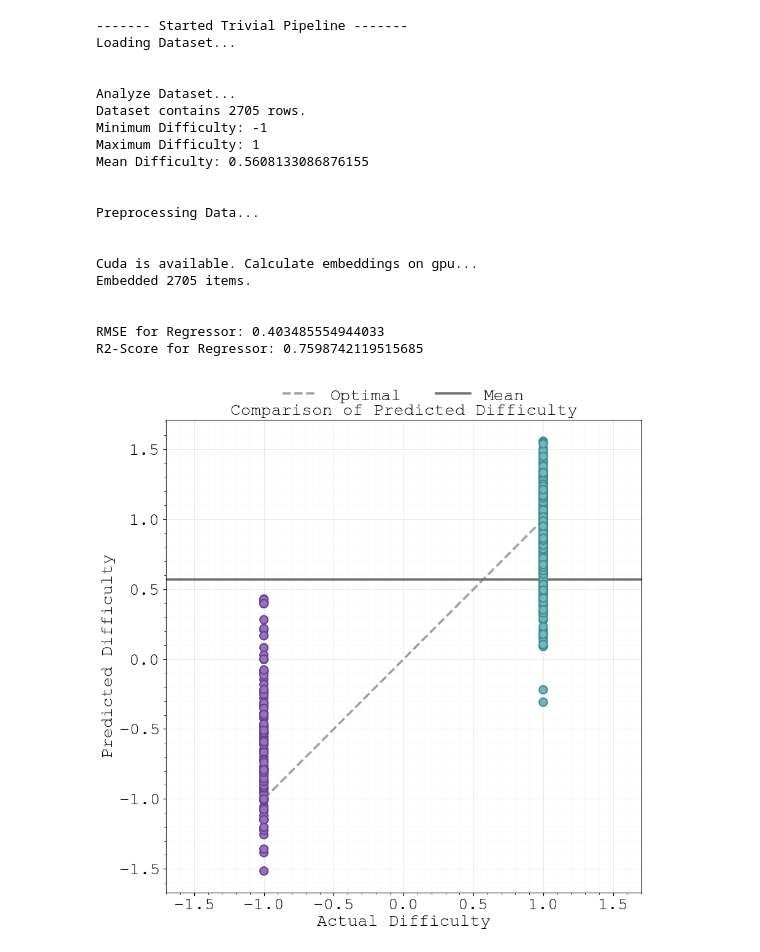
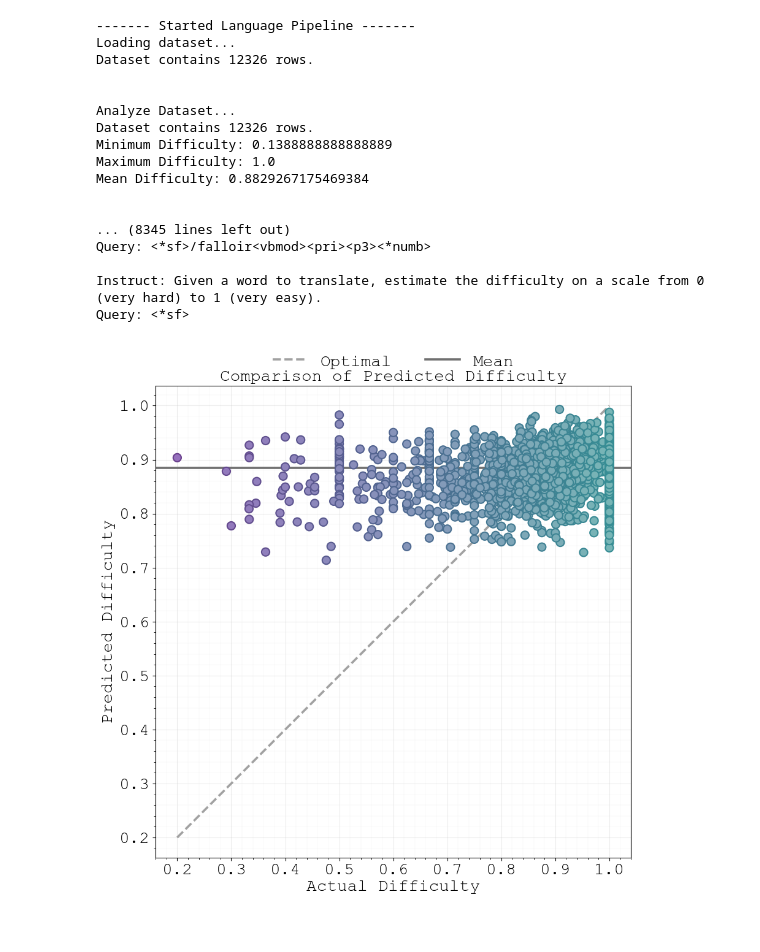
Before and after one commit to FarbKlexx/embedding-difficulty-estimation, a Jupyter notebook: main.ipynb, the cells around one changed output. Drawn from its saved outputs; the diff is of its cells as text; code cells hidden in the pictures.

Commit message:
Added Language Dataset Pipeline

```diff
--- a/main.ipynb
+++ b/main.ipynb
@@ -1,37 +1,36 @@
 # %%
-from pipelines import bea_reproduction, trivial, math
+from pipelines import bea_reproduction, trivial, math, language
 
 TEMP_TASK_BEA = 'Given a multiple choice question from the United States Medical Licensing Examination, estimate the difficulty on a scale from 0 (very hard) to 1.5 (very easy).'
 TEMP_TASK_TRIVIAL = 'Given a multiple choice question, estimate the difficulty on a scale from -1 (very easy) to 1 (very hard).'
 TEMP_TASK_MATH = 'Given a multiple choice question from a math exam, estimate the difficulty on a scale from 0 (very easy) to 1 (very hard).'
+TEMP_TASK_LANGUAGE = 'Given a word to translate, estimate the difficulty on a scale from 0 (very hard) to 1 (very easy).'
 
 def main():
-    trivial(TEMP_TASK_TRIVIAL)
+    # trivial(TEMP_TASK_TRIVIAL)
     # bea_reproduction(TEMP_TASK_BEA)
     # math(TEMP_TASK_MATH)
+    language(TEMP_TASK_LANGUAGE)
     return
 
 if __name__ == "__main__":
     main()
 # %% [output]
-------- Started Trivial Pipeline -------
-Loading Dataset...
+------- Started Language Pipeline -------
+Loading dataset...
+Dataset contains 12326 rows.
 
 
 Analyze Dataset...
-Dataset contains 2705 rows.
-Minimum Difficulty: -1
-Maximum Difficulty: 1
-Mean Difficulty: 0.5608133086876155
+Dataset contains 12326 rows.
+Minimum Difficulty: 0.1388888888888889
+Maximum Difficulty: 1.0
+Mean Difficulty: 0.8829267175469384
 
 
-Preprocessing Data...
+... (8345 lines left out)
+Query: <*sf>/falloir<vbmod><pri><p3><*numb>
 
-
-Cuda is available. Calculate embeddings on gpu...
-Embedded 2705 items.
-
-
-RMSE for Regressor: 0.403485554944033
-R2-Score for Regressor: 0.7598742119515685
+Instruct: Given a word to translate, estimate the difficulty on a scale from 0 (very hard) to 1 (very easy).
+Query: <*sf>
-[figure, old version]
+[figure, new version]
```
Also changed, not shown: 5 other files.
